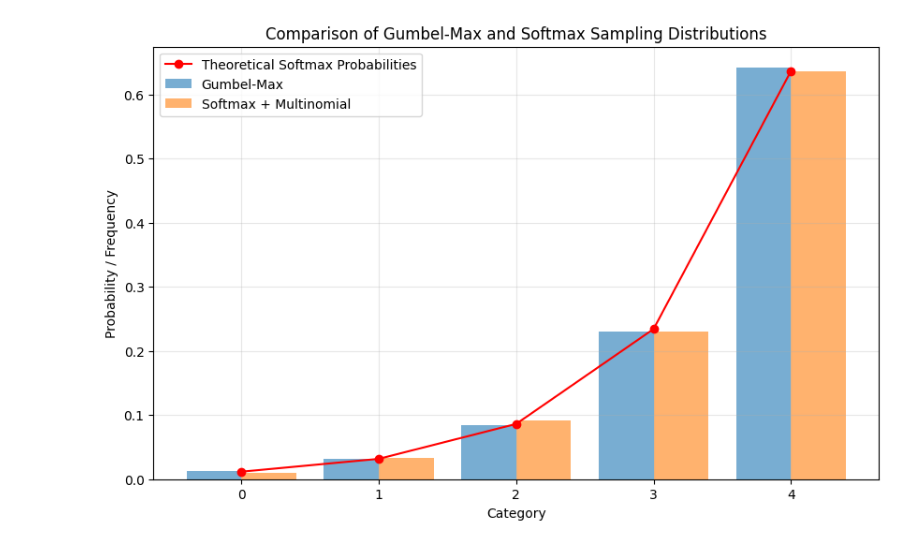
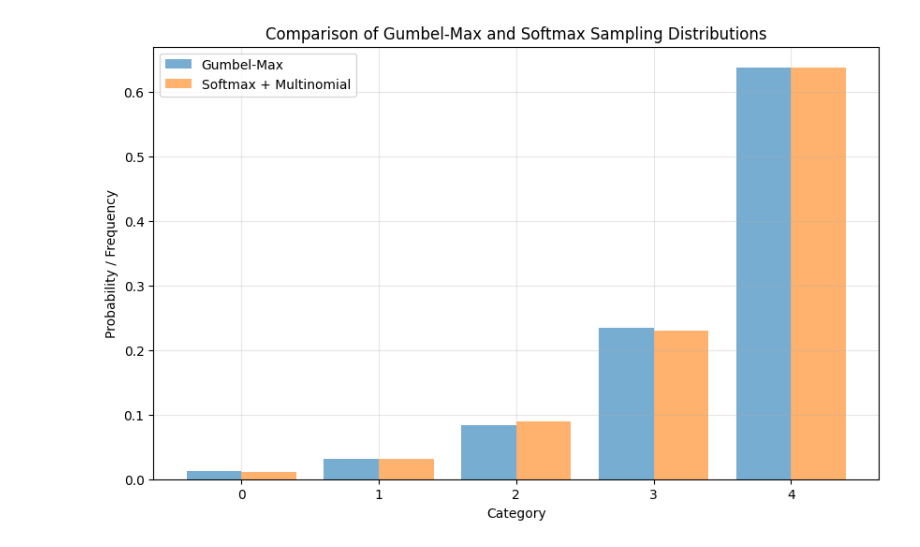
Before and after one commit to exploringweirdmachines/PyTorch-Adventures, a Jupyter notebook: PyTorch for Generation/AutoEncoders/Intro to AutoEncoders/gumbel_softmax_quantizer.ipynb, the cells around one changed output. Saved outputs shown, nothing was run; the diff lists cells and outputs as text; code cells hidden in the pictures.

Commit message:
completed gumbel softmax

```diff
--- a/PyTorch for Generation/AutoEncoders/Intro to AutoEncoders/gumbel_softmax_quantizer.ipynb
+++ b/PyTorch for Generation/AutoEncoders/Intro to AutoEncoders/gumbel_softmax_quantizer.ipynb
@@ -219,7 +270,4 @@ That looks like softmax to me! So we have shown that adding standard gumbel nois
 # %%
-import torch
-import matplotlib.pyplot as plt
-
 # Define logits for a categorical distribution with 5 categories
 logits = torch.tensor([1.0, 2.0, 3.0, 4.0, 5.0])
 
@@ -228,9 +276,12 @@ num_samples = 10000
 
 # Function to sample using Gumbel-Max trick
 def gumbel_max_sample(logits, num_samples):
+
     # Generate Gumbel noise: -log(-log(U)), U ~ Uniform(0,1)
     uniform = torch.rand(num_samples, len(logits))
-    gumbel = -torch.log(-torch.log(uniform + 1e-20))  # Add 1e-20 to avoid log(0)
+
+    gumbel = -torch.log(-torch.log(uniform + 1e-20))
+
     # Add noise to logits and take argmax
     perturbed_logits = logits + gumbel
     samples = torch.argmax(perturbed_logits, dim=1)
@@ -241,32 +292,31 @@ def softmax_sample(logits, num_samples):
     # Compute softmax probabilities
     probs = torch.softmax(logits, dim=0)
     # Sample from categorical distribution
     samples = torch.multinomial(probs, num_samples, replacement=True)
     return samples
 
 # Generate samples
 gumbel_samples = gumbel_max_sample(logits, num_samples)
 softmax_samples = softmax_sample(logits, num_samples)
 
 # Compute empirical frequencies
 gumbel_counts = torch.bincount(gumbel_samples, minlength=len(logits)) / num_samples
 softmax_counts = torch.bincount(softmax_samples, minlength=len(logits)) / num_samples
 
 # Compute theoretical softmax probabilities
 probs = torch.softmax(logits, dim=0)
 
 # Plotting
 categories = torch.arange(len(logits))
 plt.figure(figsize=(10, 6))
 plt.bar(categories - 0.2, gumbel_counts, width=0.4, label='Gumbel-Max', alpha=0.6)
 plt.bar(categories + 0.2, softmax_counts, width=0.4, label='Softmax + Multinomial', alpha=0.6)
-plt.plot(categories, probs, 'ro-', label='Theoretical Softmax Probabilities')
 plt.xlabel('Category')
 plt.ylabel('Probability / Frequency')
 plt.title('Comparison of Gumbel-Max and Softmax Sampling Distributions')
 plt.legend()
 plt.grid(True, alpha=0.3)
 plt.savefig('gumbel_max_comparison.png')
 plt.show()
 # %% [output]
-[figure, old version]
+[figure, new version]
```
Also changed, not shown: parts of 15 cells of this notebook.
